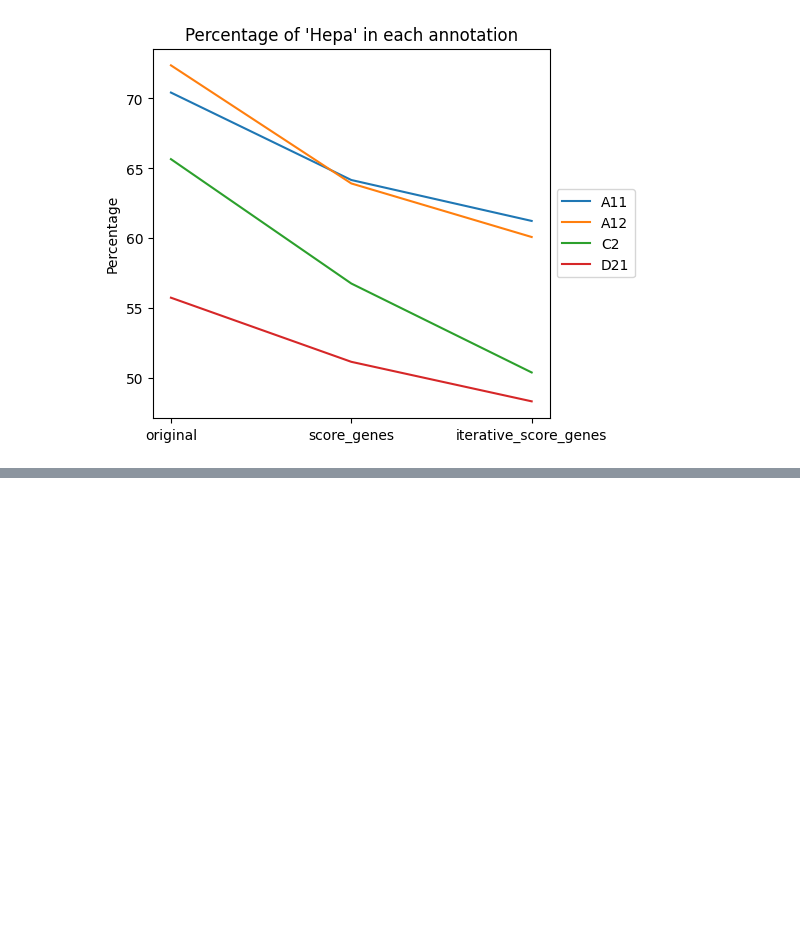
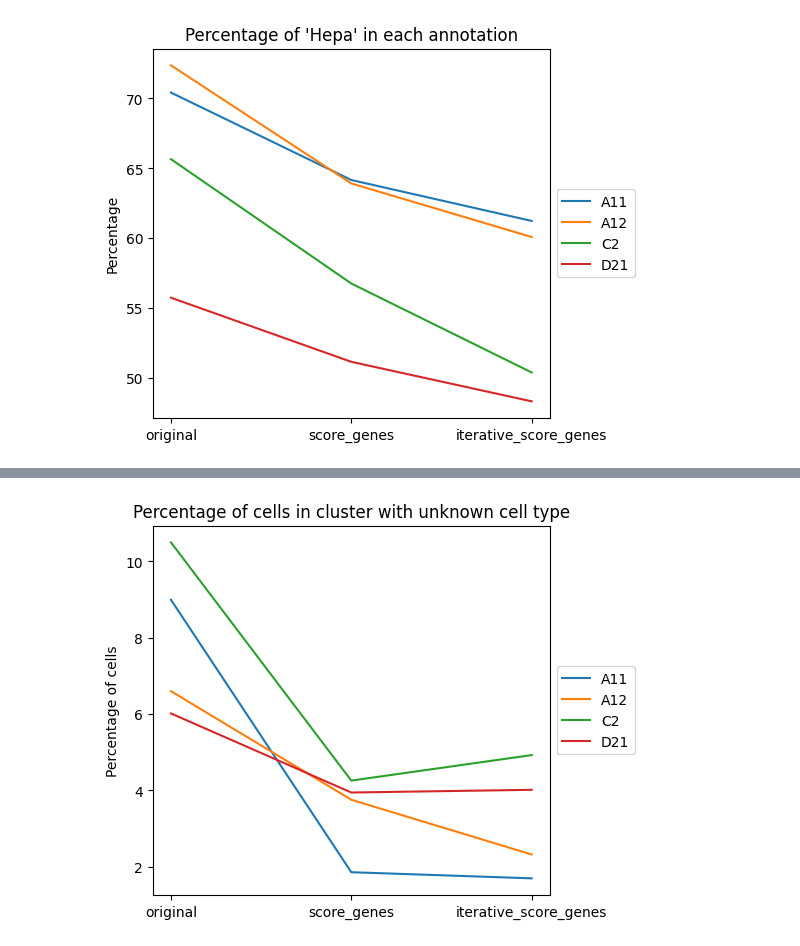
Before and after one commit to WoutVanhenden/Thesis, a Jupyter notebook: compare_clusterings.ipynb, the cells around one changed output, grey strips where cells are left out. Cells and saved outputs as stored; diff of their text form; code cells hidden in the pictures; blank space fills up the shorter version.

```diff
--- a/compare_clusterings.ipynb
+++ b/compare_clusterings.ipynb
@@ -159,0 +57,4 @@ compare_annotations_samples_cell_type_percentage(anndata_objects,samples,annotat
+# %%
+compare_annotations_samples_cluster_homogeneity_percentage_unknown(anndata_objects,samples,annotations,names_anno_plot)
+# %% [output]
+[figure, added]
```
Also changed, not shown: parts of 9 cells of this notebook, 1 other file.
